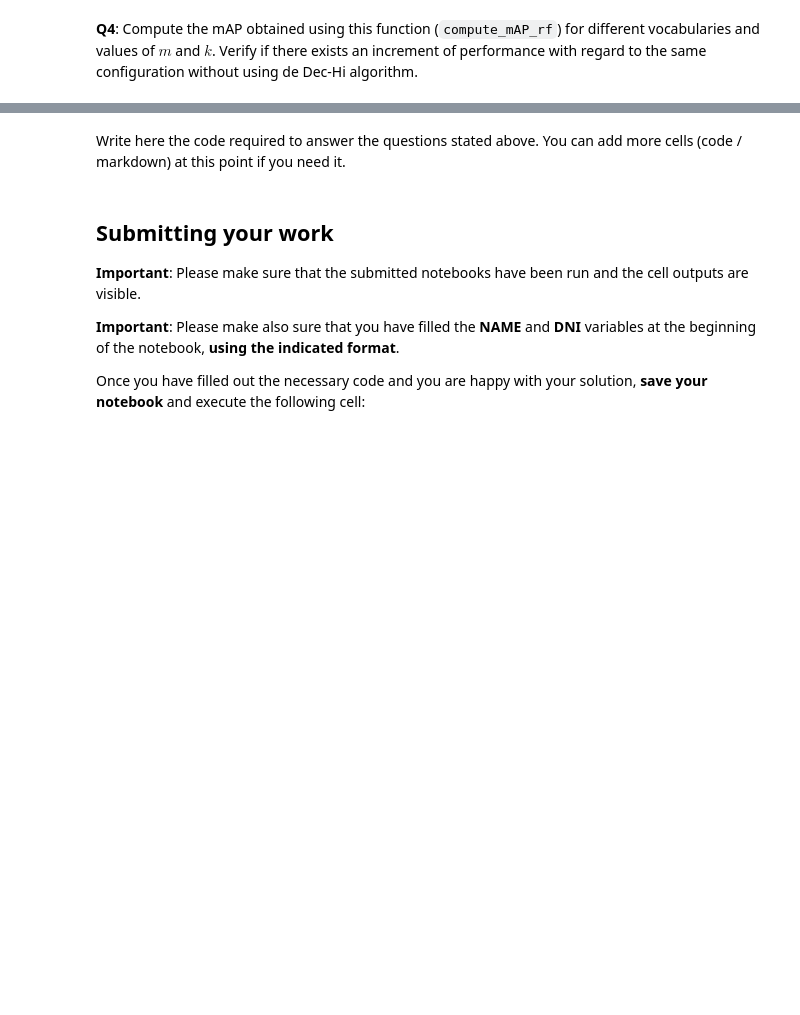
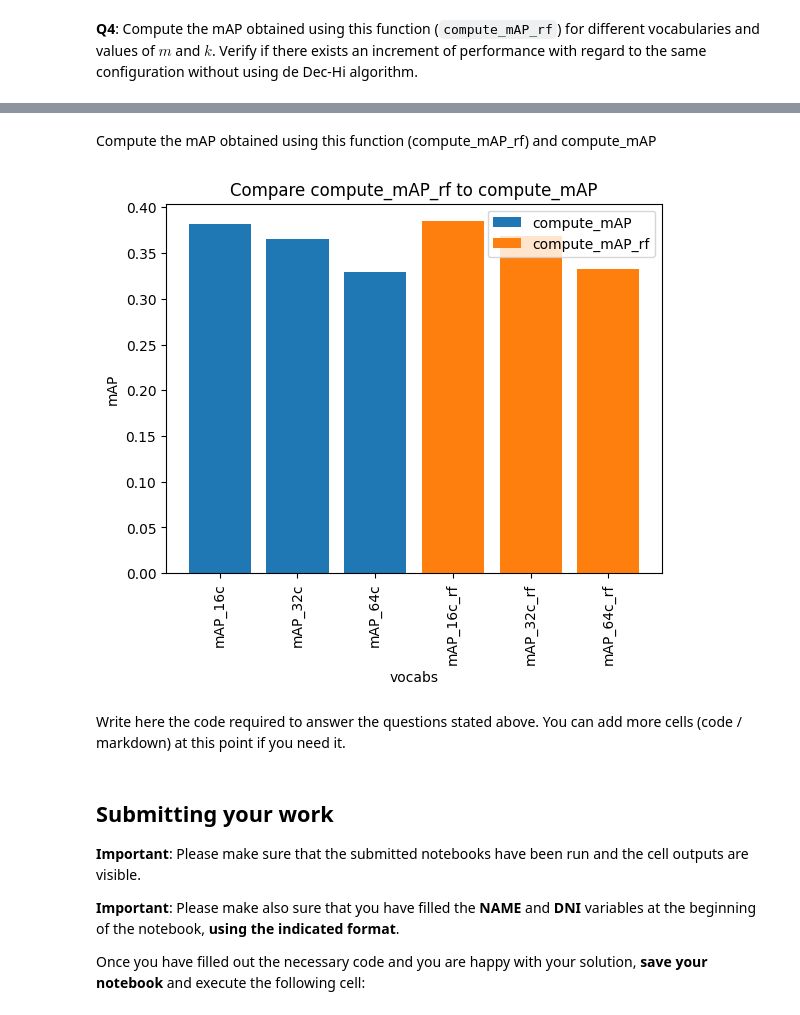
Before and after one commit to claredavies/ImageIndexing, a Jupyter notebook: Advanced_Techniques_Assignment_3.ipynb, the cells around one changed output, grey strips where cells are left out. Saved outputs shown, nothing was run; the diff lists cells and outputs as text; code cells hidden in the pictures; blank space fills up the shorter version.

```diff
--- a/Advanced_Techniques_Assignment_3.ipynb
+++ b/Advanced_Techniques_Assignment_3.ipynb
@@ -835,3 +945,9 @@ print(mAP) # This should be close to 0 now, since there is only two images in th
+# %% [markdown]
+Compute the mAP obtained using this function (compute_mAP_rf) and compute_mAP
+# %%
+plot_comparison_chart(mAP_labels, mAP_labels_rf, mAP_values, mAP_values_rf, "compute_mAP", "compute_mAP_rf", "vocabs", "mAP", "Compare compute_mAP_rf to compute_mAP")
+# %% [output]
+[figure, added]
 # %% [markdown]
 Write here the code required to answer the questions stated above. You can add more cells (code / markdown) at this point if you need it.
 # %% [markdown]
```
Also changed, not shown: parts of 19 cells of this notebook.
